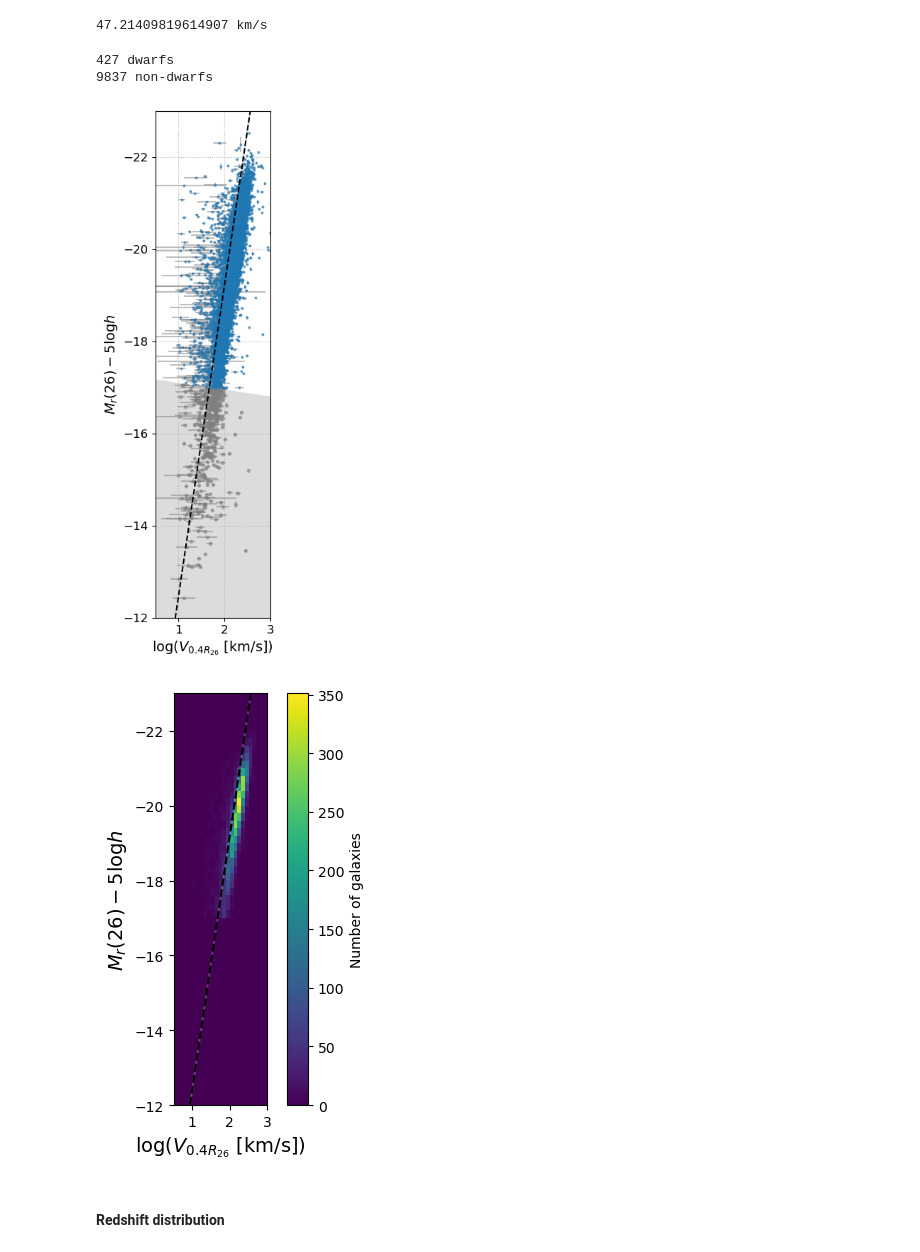
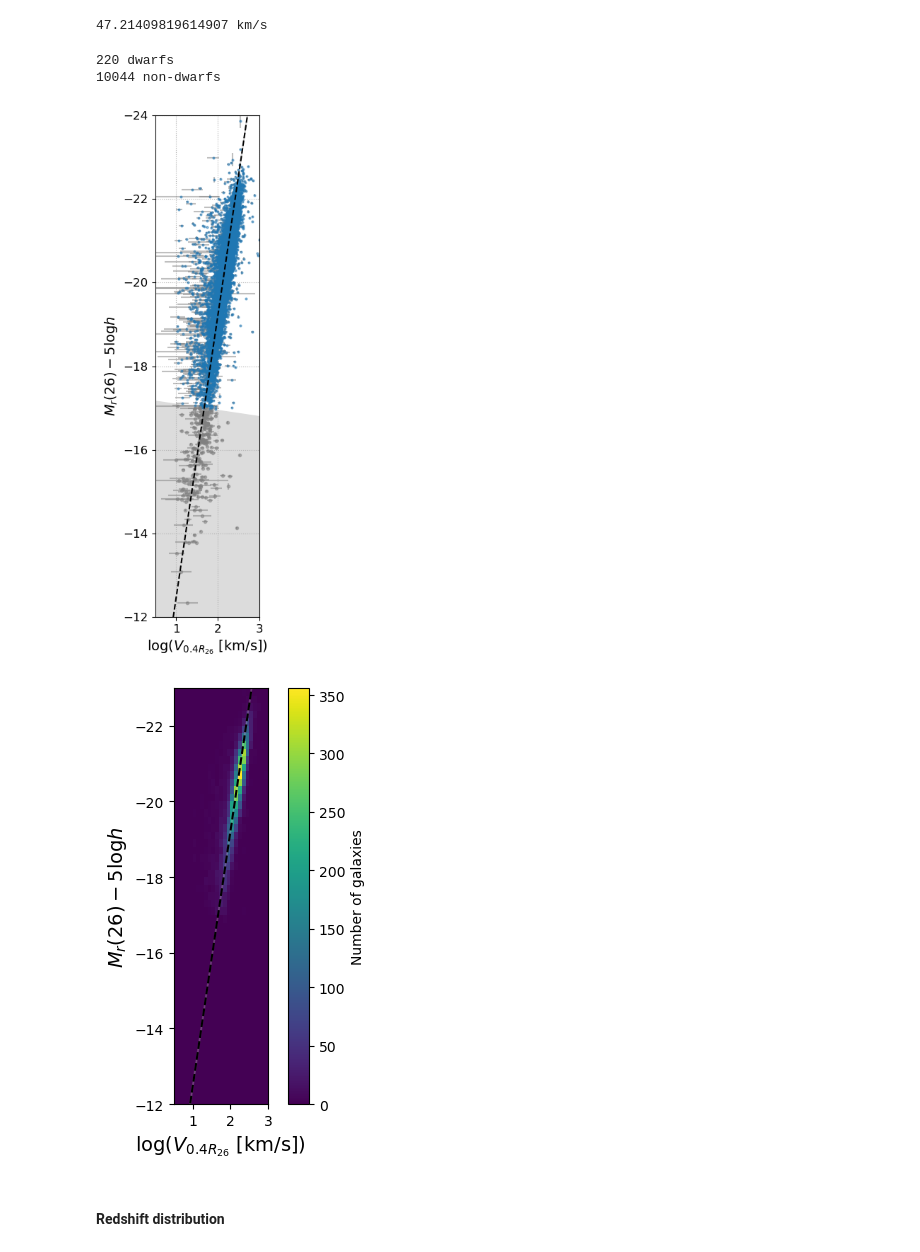
Before and after one commit to DESI-UR/DESI_SGA, a Jupyter notebook: TF/Y1/TF_iron-jointTFR-varyV0-perpdwarf.ipynb, the cells around one changed output. Cells and saved outputs as stored; diff of their text form; code cells hidden in the pictures.

```diff
--- a/TF/Y1/TF_iron-jointTFR-varyV0-perpdwarf.ipynb
+++ b/TF/Y1/TF_iron-jointTFR-varyV0-perpdwarf.ipynb
@@ -15,7 +15,7 @@ import pickle
 
 import matplotlib.pyplot as plt
 # %%
-h = 1
+h = 0.7359 # From TF_iron-jointTFR-varyV0-perpdwarfs_H0.ipynb
 H0 = 100*h
 
 c = const.c.to('km/s')
@@ -173,8 +173,8 @@ print(len(SGA_TF) - sum(dwarf_boolean), 'non-dwarfs')
 # print(sum(dwarf_boolean_corr), 'dwarfs')
 # print(len(SGA_TF_corr) - sum(dwarf_boolean_corr), 'non-dwarfs')
 # %% [output]
-427 dwarfs
-9837 non-dwarfs
+220 dwarfs
+10044 non-dwarfs
 # %%
 yvals_perp = -(logv - V0)/slope + b_perp
 
@@ -189,36 +189,36 @@ plt.errorbar(np.log10(SGA_TF['V_0p4R26'][~dwarf_boolean]),
              xerr=0.434*SGA_TF['V_0p4R26_err'][~dwarf_boolean]/SGA_TF['V_0p4R26'][~dwarf_boolean],
              yerr=SGA_TF['R_ABSMAG_SB26_err'][~dwarf_boolean],
              fmt='.',
              markersize=4,
              alpha=0.5,
              ecolor='gray')
 plt.errorbar(np.log10(SGA_TF['V_0p4R26'][dwarf_boolean]),
              SGA_TF['R_ABSMAG_SB26'][dwarf_boolean],
              xerr=0.434*SGA_TF['V_0p4R26_err'][dwarf_boolean]/SGA_TF['V_0p4R26'][dwarf_boolean],
              yerr=SGA_TF['R_ABSMAG_SB26_err'][dwarf_boolean],
              fmt='.',
              color='gray',
              alpha=0.5,
              ecolor='gray')
 
 plt.plot(logv, absmag, 'k--', zorder=3)
 
 # plt.plot(logv, yvals_perp, 'r:')
 plt.fill_between(logv, yvals_perp, -12, color='gainsboro')
 
 plt.xlim([0.5, 3])
-plt.ylim([-12, -23])
+plt.ylim([-12, -24])
 
 plt.xlabel('log($V_{0.4R_{26}}$ [km/s])', fontsize=14)
 plt.ylabel('$M_r (26) - 5$log$h$', fontsize=14);
 
 ax = plt.gca()
 ax.tick_params(axis='both', which='major', labelsize=12)
 ax.set_aspect('equal', adjustable='box');
 
-plt.savefig('../../Figures/Y1/iron_jointTFR_varyV0-perpdwarf_20240808.png', dpi=150, facecolor='none');
+# plt.savefig('../../Figures/Y1/iron_jointTFR_varyV0-perpdwarf_20240808.png', dpi=150, facecolor='none');
 # %% [output]
-[figure, old version]
+[figure, new version]
 # %%
 plt.figure(figsize=(4.5,5), tight_layout=True)
 
@@ -239,7 +239,7 @@ plt.ylabel('$M_r (26) - 5$log$h$', fontsize=14);
 ax = plt.gca()
 ax.set_aspect('equal', adjustable='box');
 # %% [output]
-[figure, old version]
+[figure, new version]
 # %% [markdown]
 #### Redshift distribution
 # %%
```
Also changed, not shown: parts of 7 cells of this notebook, 1 other file.
